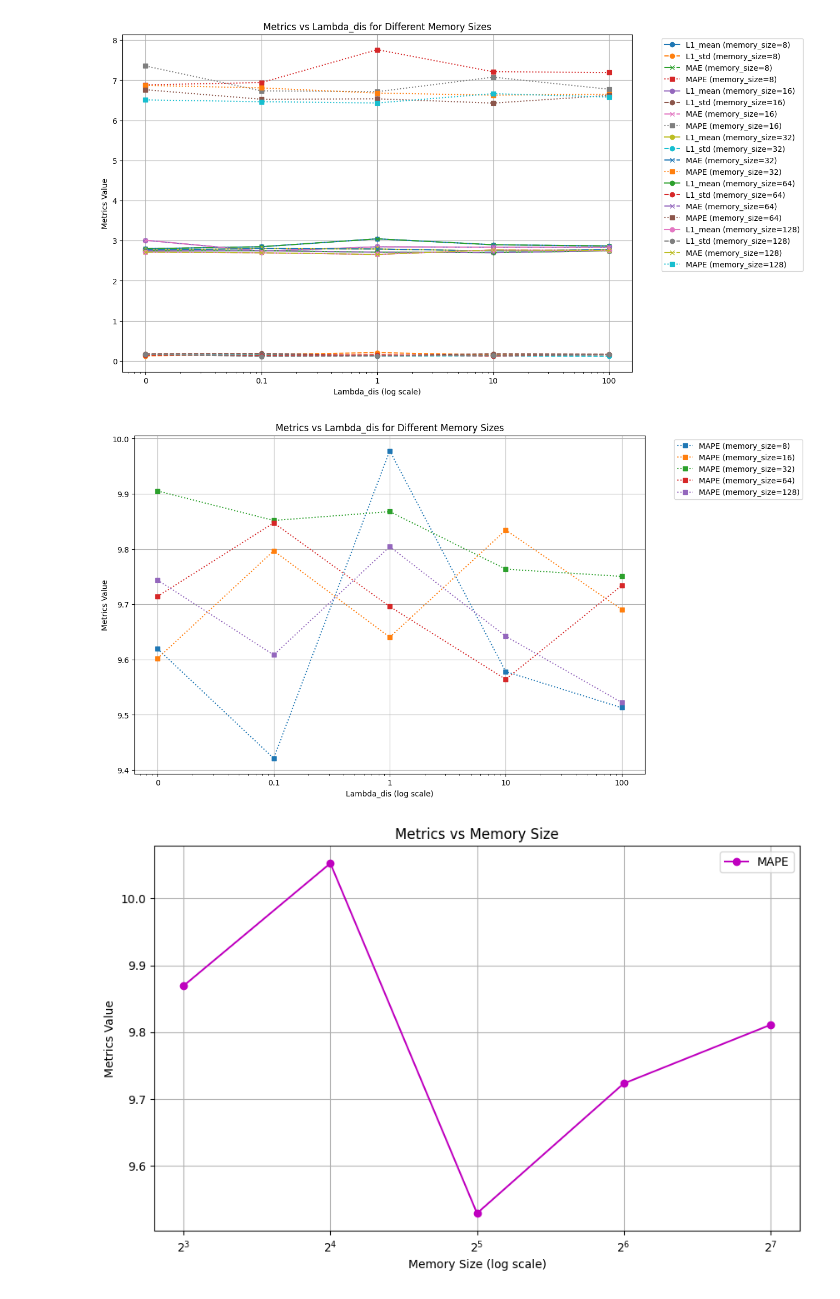
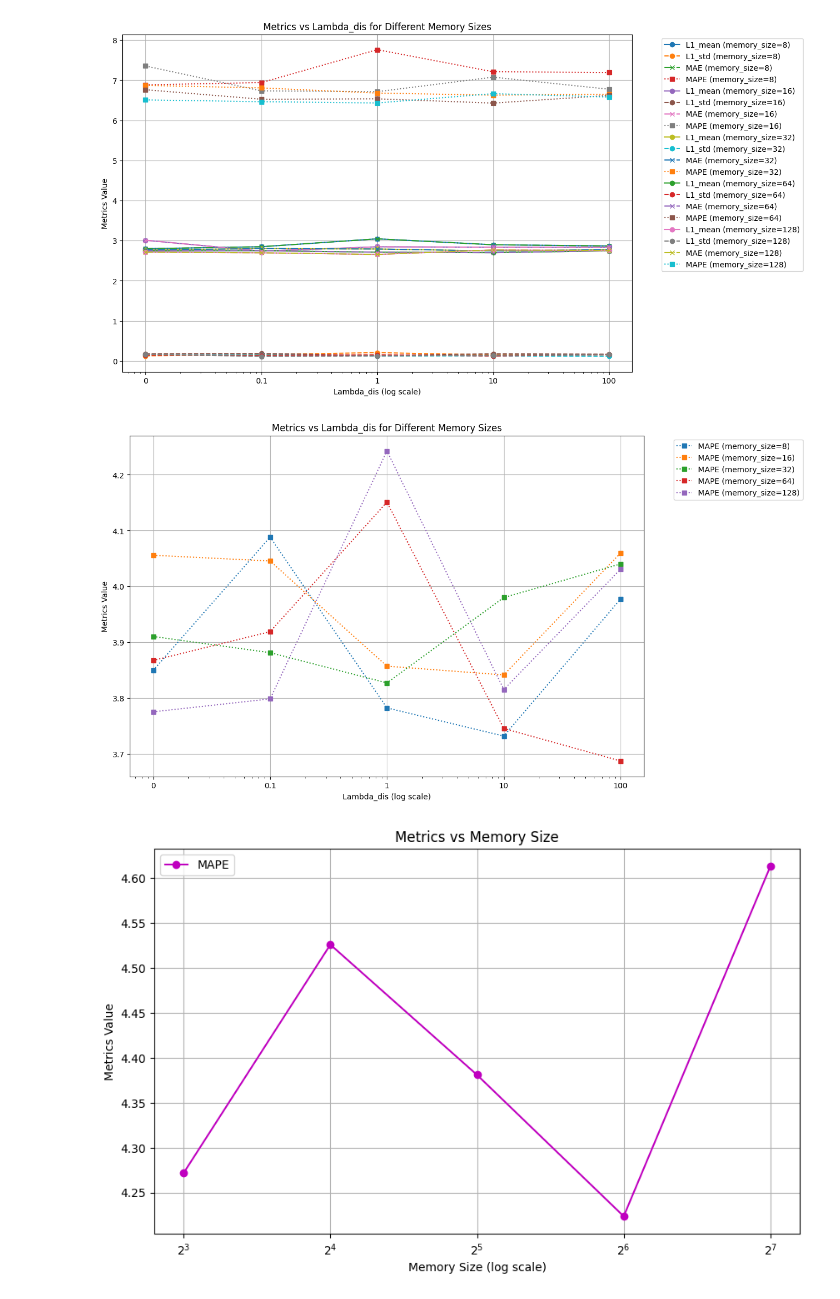
Before and after one commit to Shintaro0105/STdata_prediction, a Jupyter notebook: src/LGnet/graph.ipynb, the cells around one changed output. Cells and saved outputs as stored; diff of their text form; code cells hidden in the pictures.

```diff
--- a/src/LGnet/graph.ipynb
+++ b/src/LGnet/graph.ipynb
@@ -174,7 +174,7 @@ import matplotlib.pyplot as plt
 import pandas as pd
 import numpy as np
 
-data = '/workspaces/STdata_prediction/src/LGnet/output/grid_search_results_loop_16_gl.csv'
+data = '/workspaces/STdata_prediction/src/LGnet/output/grid_search_results_BAY_8_gl_unmask.csv'
 
 df = pd.read_csv(data)
 
@@ -210,37 +210,37 @@ plt.grid(True)
 # プロットを表示
 plt.show()
 # %% [output]
-[figure, old version]
+[figure, new version]
 # %%
 # Load data from CSV
-file_path = '/workspaces/STdata_prediction/src/LGnet/output/grid_search_results_adv_pre_loop_16.csv'  # Replace with your file path
+file_path = '/workspaces/STdata_prediction/src/LGnet/output/grid_search_results_adv_pre_BAY50_8_gl_unmask.csv'  # Replace with your file path
 data = pd.read_csv(file_path)
 
 # Extract columns
 memory_sizes = data['memory_size']
 L1_means = data['L1_mean']
 L1_stds = data['L1_std']
 MAEs = data['MAE']
 MAPEs = data['MAPE']
 
 # Plotting
 plt.figure(figsize=(10, 6))
 
 #plt.plot(memory_sizes, L1_means, marker='o', linestyle='-', label='L1_mean', color='b')
 #plt.plot(memory_sizes, L1_stds, marker='o', linestyle='-', label='L1_std', color='r')
 #plt.plot(memory_sizes, MAEs, marker='o', linestyle='-', label='MAE', color='g')
 plt.plot(memory_sizes, MAPEs, marker='o', linestyle='-', label='MAPE', color='m')
 
 plt.xscale('log', base=2)
 
 plt.title('Metrics vs Memory Size')
 plt.xlabel('Memory Size (log scale)')
 plt.ylabel('Metrics Value')
 plt.legend()
 plt.grid(True)
 
 plt.show()
 # %% [output]
-[figure, old version]
+[figure, new version]
 # %%
 # Load data from CSV
```
Also changed, not shown: parts of 1 cell of this notebook, 9 other files.
